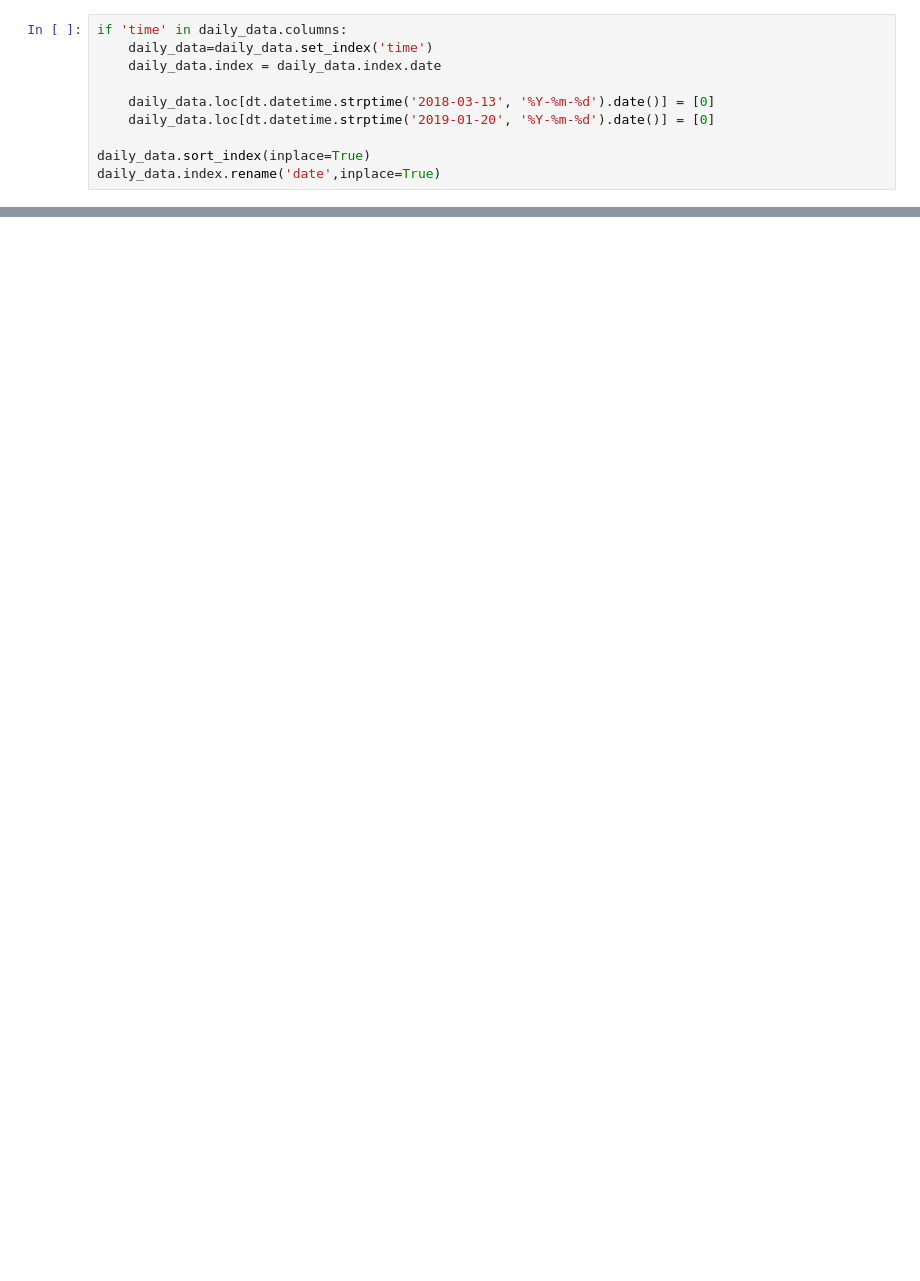
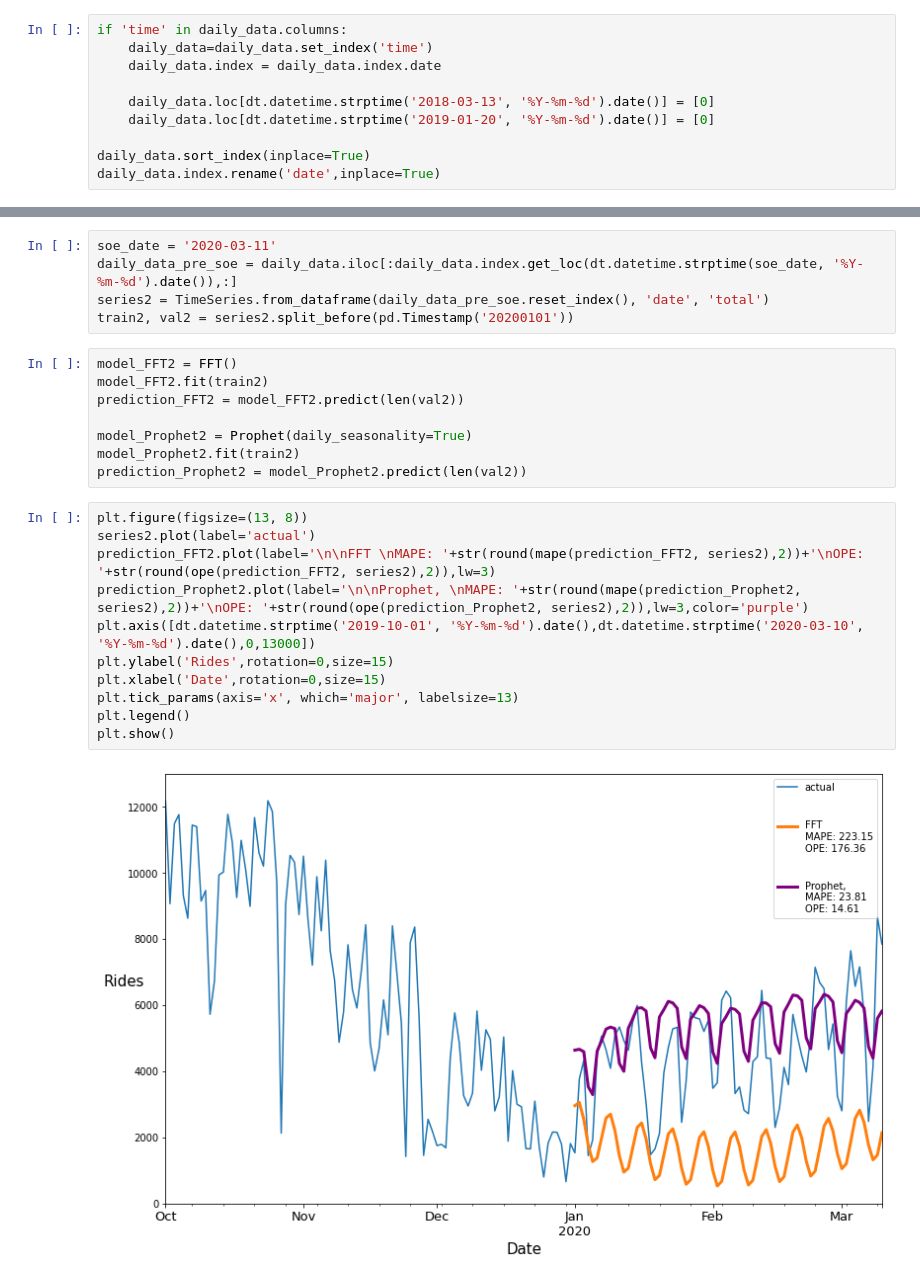
Before and after one commit to iklasky/Springboard, a Jupyter notebook: bikes/Blue_Bikes_Covid_Forecasting.ipynb, the cells around one changed output, grey strips where cells are left out. Cells and saved outputs as stored; diff of their text form; blank space fills up the shorter version.

```diff
--- a/bikes/Blue_Bikes_Covid_Forecasting.ipynb
+++ b/bikes/Blue_Bikes_Covid_Forecasting.ipynb
@@ -270,0 +127,26 @@ reg.fit(X_train, y_train,
+# %%
+soe_date = '2020-03-11'
+daily_data_pre_soe = daily_data.iloc[:daily_data.index.get_loc(dt.datetime.strptime(soe_date, '%Y-%m-%d').date()),:]
+series2 = TimeSeries.from_dataframe(daily_data_pre_soe.reset_index(), 'date', 'total')
+train2, val2 = series2.split_before(pd.Timestamp('20200101'))
+# %%
+model_FFT2 = FFT()
+model_FFT2.fit(train2)
+prediction_FFT2 = model_FFT2.predict(len(val2))
+
+model_Prophet2 = Prophet(daily_seasonality=True)
+model_Prophet2.fit(train2)
+prediction_Prophet2 = model_Prophet2.predict(len(val2))
+# %%
+plt.figure(figsize=(13, 8))
+series2.plot(label='actual')
+prediction_FFT2.plot(label='\n\nFFT \nMAPE: '+str(round(mape(prediction_FFT2, series2),2))+'\nOPE: '+str(round(ope(prediction_FFT2, series2),2)),lw=3)
+prediction_Prophet2.plot(label='\n\nProphet, \nMAPE: '+str(round(mape(prediction_Prophet2, series2),2))+'\nOPE: '+str(round(ope(prediction_Prophet2, series2),2)),lw=3,color='purple')
+plt.axis([dt.datetime.strptime('2019-10-01', '%Y-%m-%d').date(),dt.datetime.strptime('2020-03-10', '%Y-%m-%d').date(),0,13000])
+plt.ylabel('Rides',rotation=0,size=15)
+plt.xlabel('Date',rotation=0,size=15)
+plt.tick_params(axis='x', which='major', labelsize=13)
+plt.legend()
+plt.show()
+# %% [output]
+[figure, added]
```
Also changed, not shown: parts of 46 cells of this notebook.
